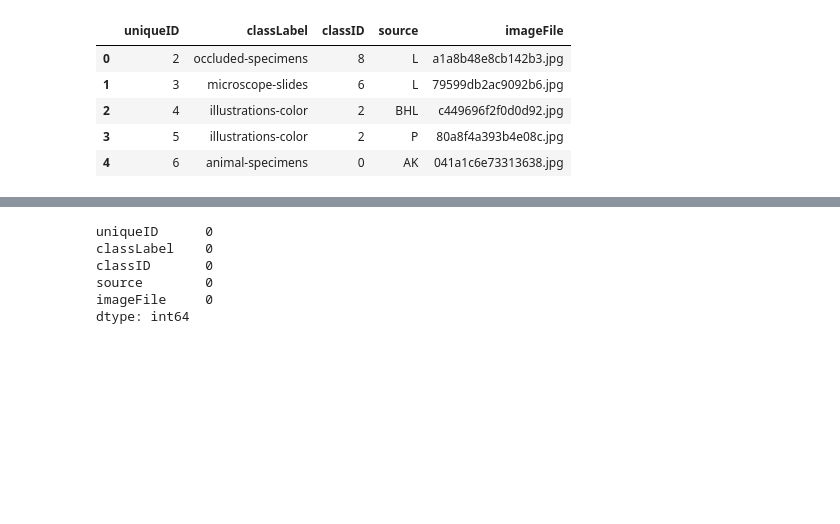
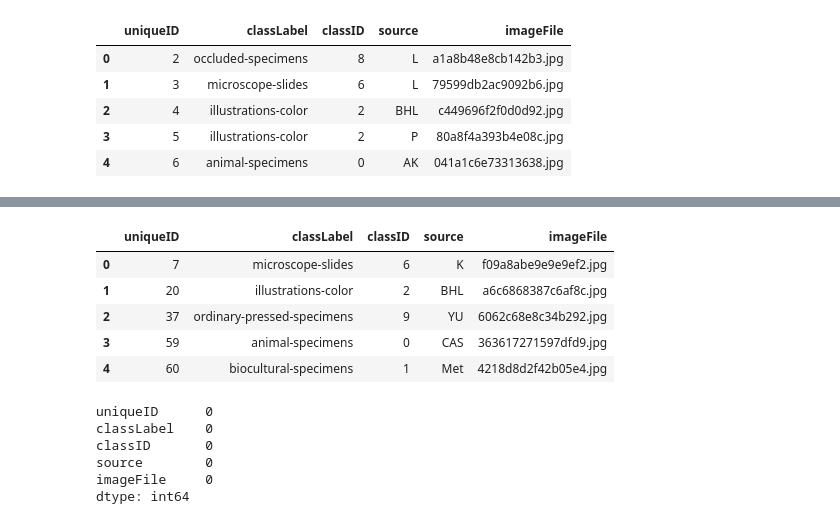
Before and after one commit to unclebinary1001/Titanic, a Jupyter notebook: notebook-000024.ipynb, the cells around one changed output, grey strips where cells are left out. Cells and saved outputs as stored; diff of their text form; code cells hidden in the pictures; blank space fills up the shorter version.

```diff
--- a/notebook-000024.ipynb
+++ b/notebook-000024.ipynb
@@ -14,7 +16,7 @@ import PIL
 # %%
-test_data_dir = '/kaggle/input/bttai-nybg-2024/BTTAIxNYBG-train.csv'
+test_data_dir = '/kaggle/input/bttai-nybg-2024/BTTAIxNYBG-test.csv'
 train_data_dir = '/kaggle/input/bttai-nybg-2024/BTTAIxNYBG-train.csv'
-validation_data_dir = '/kaggle/input/bttai-nybg-2024/BTTAIxNYBG-train.csv'
+validation_data_dir = '/kaggle/input/bttai-nybg-2024/BTTAIxNYBG-validation.csv'
 # %%
 test_img_dir = '/kaggle/input/bttai-nybg-2024/BTTAIxNYBG-test/BTTAIxNYBG-test'
 train_img_dir = '/kaggle/input/bttai-nybg-2024/BTTAIxNYBG-train/BTTAIxNYBG-train'
@@ -32 +48,11 @@ df.head()
+# %%
+validation_df = pd.read_csv(validation_data_dir)
+validation_df.head()
+# %% [output]
+|  | uniqueID | classLabel | classID | source | imageFile |
+| 0 | 7 | microscope-slides | 6 | K | f09a8abe9e9e9ef2.jpg |
+| 1 | 20 | illustrations-color | 2 | BHL | a6c6868387c6af8c.jpg |
+| 2 | 37 | ordinary-pressed-specimens | 9 | YU | 6062c68e8c34b292.jpg |
+| 3 | 59 | animal-specimens | 0 | CAS | 363617271597dfd9.jpg |
+| 4 | 60 | biocultural-specimens | 1 | Met | 4218d8d2f42b05e4.jpg |
 # %%
```
Also changed, not shown: parts of 12 cells of this notebook.
